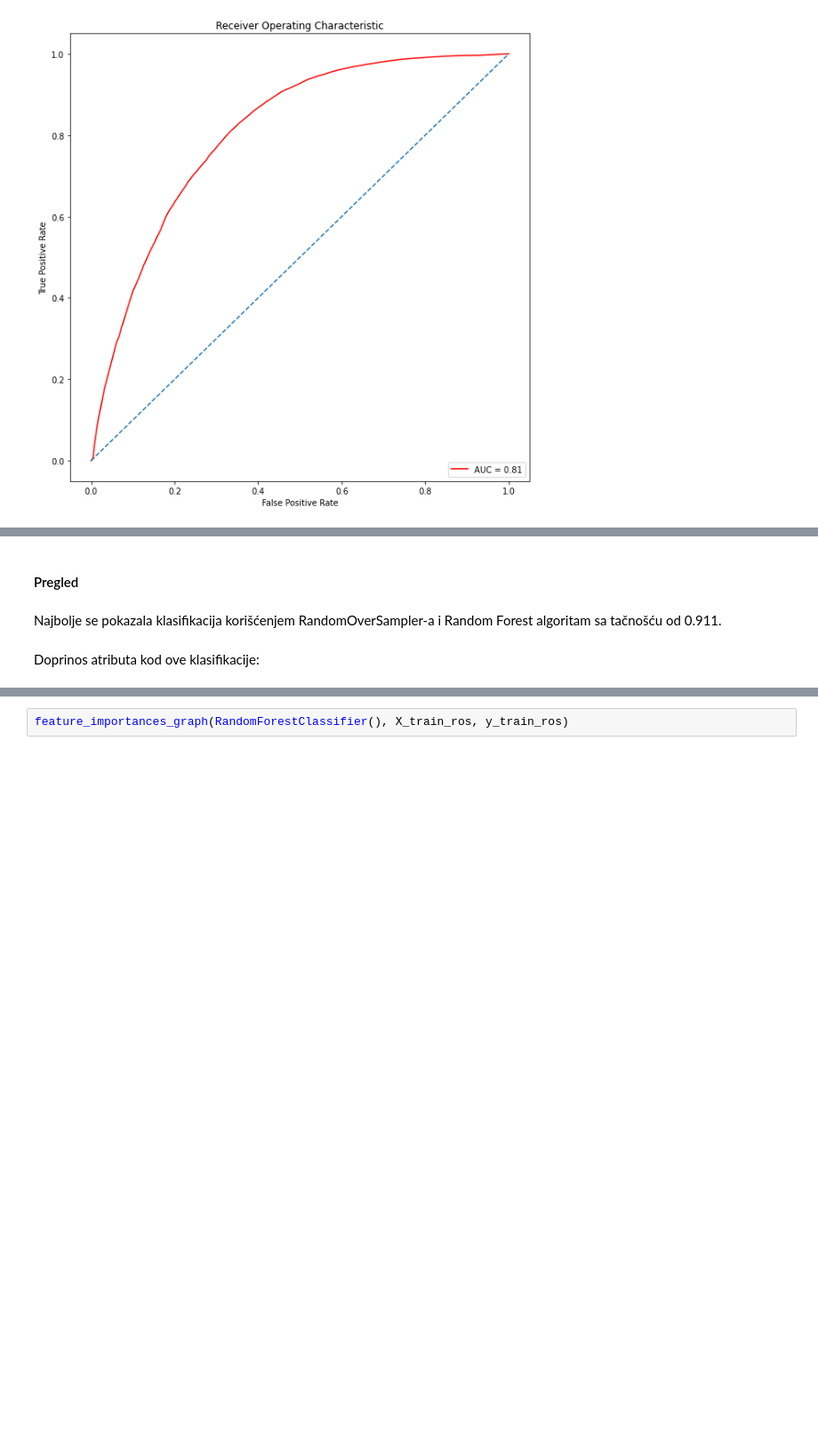
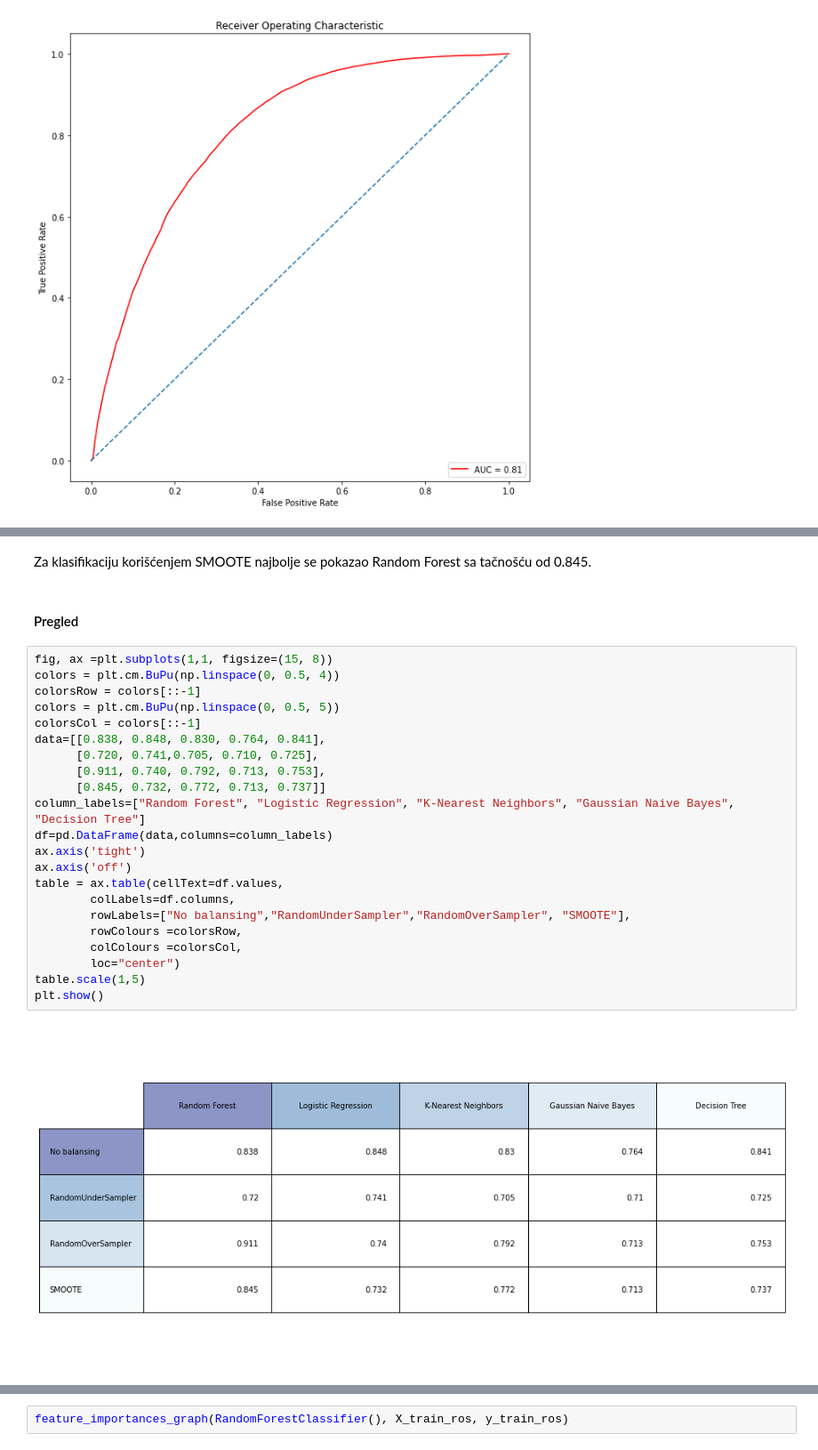
Before and after one commit to NinaLazarevic/Diabetes-Health-Indicators, a Jupyter notebook: Diabetes Health Indicators.ipynb, the cells around one changed output, grey strips where cells are left out. Shown at 89% size. Saved outputs shown, nothing was run; the diff lists cells and outputs as text; blank space fills up the shorter version.

```diff
--- a/Diabetes Health Indicators.ipynb
+++ b/Diabetes Health Indicators.ipynb
@@ -1075,6 +1073,28 @@ Za klasifikaciju korišćenjem SMOOTE najbolje se pokazao Random Forest sa tačn
-# %% [markdown]
-#### Pregled
-# %% [markdown]
-Najbolje se pokazala klasifikacija korišćenjem RandomOverSampler-a i Random Forest algoritam sa tačnošću od 0.911.
-# %% [markdown]
-Doprinos atributa kod ove klasifikacije:
+# %% [markdown]
+Za klasifikaciju korišćenjem SMOOTE najbolje se pokazao Random Forest sa tačnošću od 0.845.
+# %% [markdown]
+#### Pregled
+# %%
+fig, ax =plt.subplots(1,1, figsize=(15, 8))
+colors = plt.cm.BuPu(np.linspace(0, 0.5, 4))
+colorsRow = colors[::-1]
+colors = plt.cm.BuPu(np.linspace(0, 0.5, 5))
+colorsCol = colors[::-1]
+data=[[0.838, 0.848, 0.830, 0.764, 0.841],
+      [0.720, 0.741,0.705, 0.710, 0.725],
+      [0.911, 0.740, 0.792, 0.713, 0.753],
+      [0.845, 0.732, 0.772, 0.713, 0.737]]
+column_labels=["Random Forest", "Logistic Regression", "K-Nearest Neighbors", "Gaussian Naive Bayes", "Decision Tree"]
+df=pd.DataFrame(data,columns=column_labels)
+ax.axis('tight')
+ax.axis('off')
+table = ax.table(cellText=df.values,
+        colLabels=df.columns,
+        rowLabels=["No balansing","RandomUnderSampler","RandomOverSampler", "SMOOTE"],
+        rowColours =colorsRow,
+        colColours =colorsCol,
+        loc="center")
+table.scale(1,5)
+plt.show()
+# %% [output]
+[figure, added]
```
Also changed, not shown: parts of 57 cells of this notebook.
